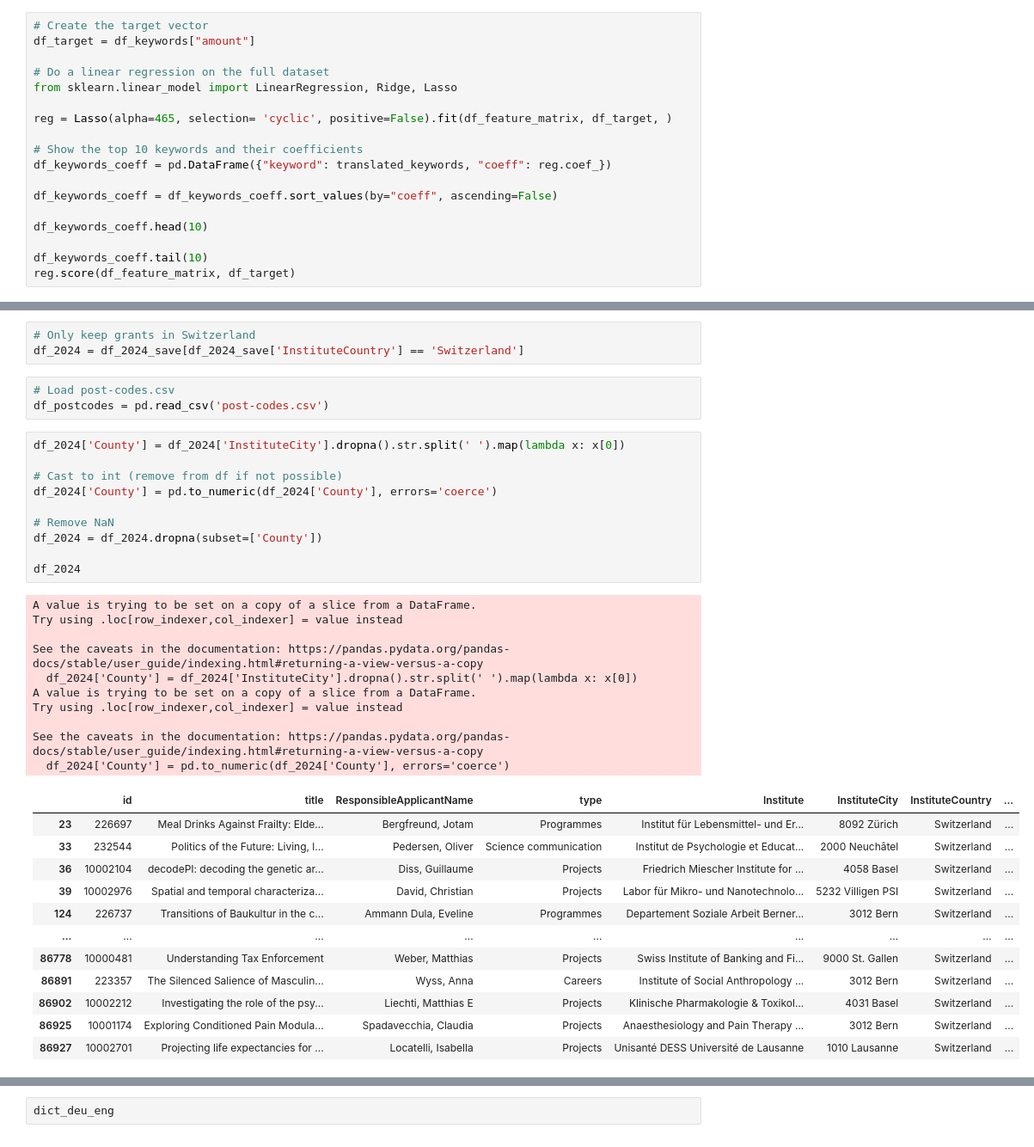
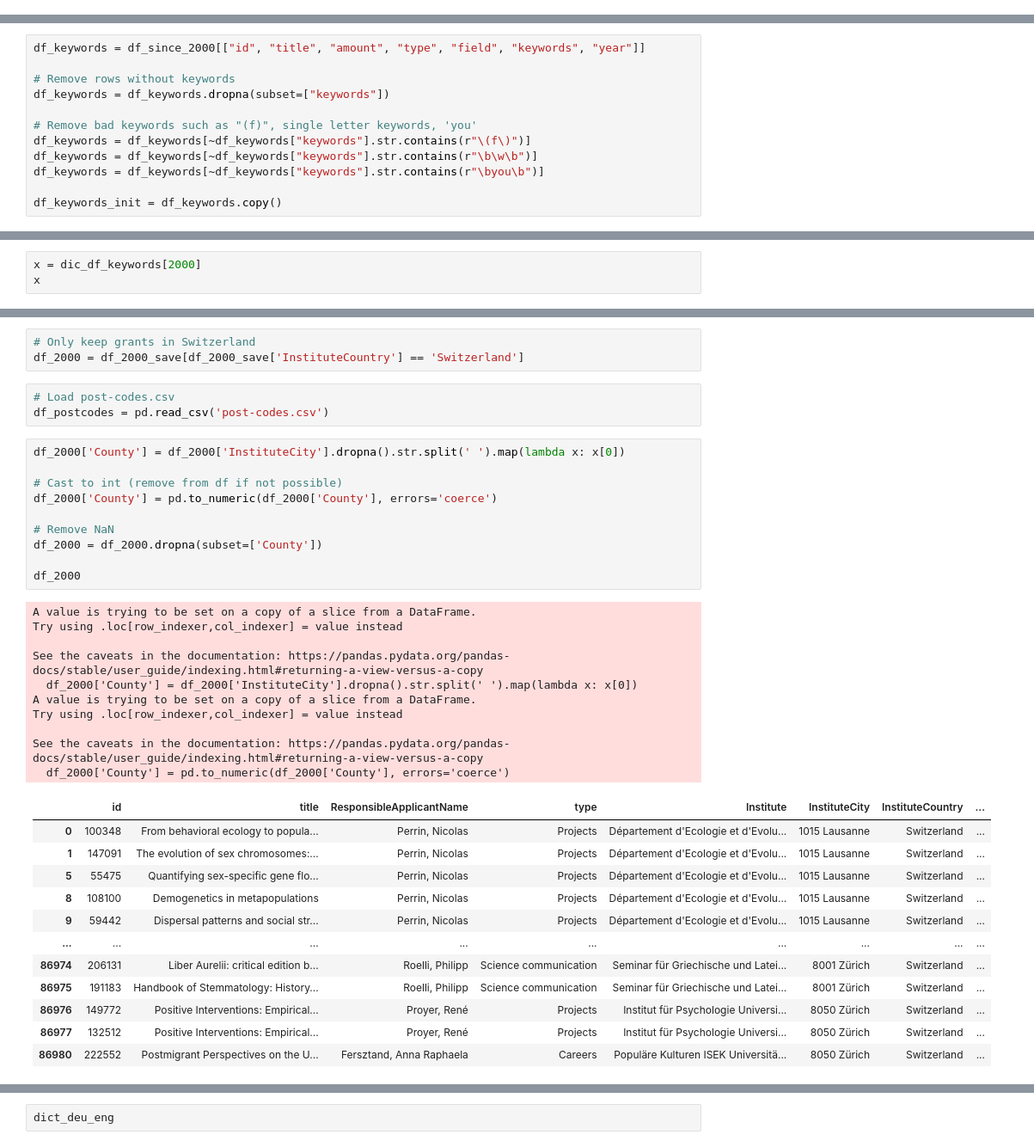
Before and after one commit to ColasDroin/wrangling_snsf, a Jupyter notebook: analysis.ipynb, the cells around one changed output, grey strips where cells are left out. Shown at 86% size. Cells and saved outputs as stored; diff of their text form.

Commit message:
Update analysis for geographical data

```diff
--- a/analysis.ipynb
+++ b/analysis.ipynb
@@ -337,18 +223,0 @@ df_feature_matrix
-# %%
-# Create the target vector
-df_target = df_keywords["amount"]
-
-# Do a linear regression on the full dataset
-from sklearn.linear_model import LinearRegression, Ridge, Lasso
-
-reg = Lasso(alpha=465, selection= 'cyclic', positive=False).fit(df_feature_matrix, df_target, )
-
-# Show the top 10 keywords and their coefficients
-df_keywords_coeff = pd.DataFrame({"keyword": translated_keywords, "coeff": reg.coef_})
-
-df_keywords_coeff = df_keywords_coeff.sort_values(by="coeff", ascending=False)
-
-df_keywords_coeff.head(10)
-
-df_keywords_coeff.tail(10)
-reg.score(df_feature_matrix, df_target)
@@ -400,0 +224,12 @@ See the caveats in the documentation: https://pandas.pydata.org/pandas-docs/stab
+# %%
+df_keywords = df_since_2000[["id", "title", "amount", "type", "field", "keywords", "year"]]
+
+# Remove rows without keywords
+df_keywords = df_keywords.dropna(subset=["keywords"])
+
+# Remove bad keywords such as "(f)", single letter keywords, 'you'
+df_keywords = df_keywords[~df_keywords["keywords"].str.contains(r"\(f\)")]
+df_keywords = df_keywords[~df_keywords["keywords"].str.contains(r"\b\w\b")]
+df_keywords = df_keywords[~df_keywords["keywords"].str.contains(r"\byou\b")]
+
+df_keywords_init = df_keywords.copy()
@@ -400,0 +309,3 @@ See the caveats in the documentation: https://pandas.pydata.org/pandas-docs/stab
+# %%
+x = dic_df_keywords[2000]
+x
@@ -402,40 +331,40 @@ See the caveats in the documentation: https://pandas.pydata.org/pandas-docs/stab
 ## County analysis
 # %%
 # Only keep grants in Switzerland
-df_2024 = df_2024_save[df_2024_save['InstituteCountry'] == 'Switzerland']
+df_2000 = df_2000_save[df_2000_save['InstituteCountry'] == 'Switzerland']
 # %%
 # Load post-codes.csv
 df_postcodes = pd.read_csv('post-codes.csv')
 # %%
-df_2024['County'] = df_2024['InstituteCity'].dropna().str.split(' ').map(lambda x: x[0])
+df_2000['County'] = df_2000['InstituteCity'].dropna().str.split(' ').map(lambda x: x[0])
 
 # Cast to int (remove from df if not possible)
-df_2024['County'] = pd.to_numeric(df_2024['County'], errors='coerce')
+df_2000['County'] = pd.to_numeric(df_2000['County'], errors='coerce')
 
 # Remove NaN
-df_2024 = df_2024.dropna(subset=['County'])
+df_2000 = df_2000.dropna(subset=['County'])
 
-df_2024
+df_2000
 # %% [output]
 A value is trying to be set on a copy of a slice from a DataFrame.
 Try using .loc[row_indexer,col_indexer] = value instead
 
 See the caveats in the documentation: https://pandas.pydata.org/pandas-docs/stable/user_guide/indexing.html#returning-a-view-versus-a-copy
-  df_2024['County'] = df_2024['InstituteCity'].dropna().str.split(' ').map(lambda x: x[0])
+  df_2000['County'] = df_2000['InstituteCity'].dropna().str.split(' ').map(lambda x: x[0])
 A value is trying to be set on a copy of a slice from a DataFrame.
 Try using .loc[row_indexer,col_indexer] = value instead
 
 See the caveats in the documentation: https://pandas.pydata.org/pandas-docs/stable/user_guide/indexing.html#returning-a-view-versus-a-copy
-  df_2024['County'] = pd.to_numeric(df_2024['County'], errors='coerce')
+  df_2000['County'] = pd.to_numeric(df_2000['County'], errors='coerce')
 |  | id | title | ResponsibleApplicantName | type | Institute | InstituteCity | InstituteCountry | ... |
-| 23 | 226697 | Meal Drinks Against Frailty: Elde... | Bergfreund, Jotam | Programmes | Institut für Lebensmittel- und Er... | 8092 Zürich | Switzerland | ... |
-| 33 | 232544 | Politics of the Future: Living, l... | Pedersen, Oliver | Science communication | Institut de Psychologie et Educat... | 2000 Neuchâtel | Switzerland | ... |
-| 36 | 10002104 | decodePI: decoding the genetic ar... | Diss, Guillaume | Projects | Friedrich Miescher Institute for ... | 4058 Basel | Switzerland | ... |
-| 39 | 10002976 | Spatial and temporal characteriza... | David, Christian | Projects | Labor für Mikro- und Nanotechnolo... | 5232 Villigen PSI | Switzerland | ... |
-| 124 | 226737 | Transitions of Baukultur in the c... | Ammann Dula, Eveline | Programmes | Departement Soziale Arbeit Berner... | 3012 Bern | Switzerland | ... |
+| 0 | 100348 | From behavioral ecology to popula... | Perrin, Nicolas | Projects | Département d'Ecologie et d'Evolu... | 1015 Lausanne | Switzerland | ... |
+| 1 | 147091 | The evolution of sex chromosomes:... | Perrin, Nicolas | Projects | Département d'Ecologie et d'Evolu... | 1015 Lausanne | Switzerland | ... |
+| 5 | 55475 | Quantifying sex-specific gene flo... | Perrin, Nicolas | Projects | Département d'Ecologie et d'Evolu... | 1015 Lausanne | Switzerland | ... |
+| 8 | 108100 | Demogenetics in metapopulations | Perrin, Nicolas | Projects | Département d'Ecologie et d'Evolu... | 1015 Lausanne | Switzerland | ... |
+| 9 | 59442 | Dispersal patterns and social str... | Perrin, Nicolas | Projects | Département d'Ecologie et d'Evolu... | 1015 Lausanne | Switzerland | ... |
 | ... | ... | ... | ... | ... | ... | ... | ... | ... |
-| 86778 | 10000481 | Understanding Tax Enforcement | Weber, Matthias | Projects | Swiss Institute of Banking and Fi... | 9000 St. Gallen | Switzerland | ... |
-| 86891 | 223357 | The Silenced Salience of Masculin... | Wyss, Anna | Careers | Institute of Social Anthropology ... | 3012 Bern | Switzerland | ... |
-| 86902 | 10002212 | Investigating the role of the psy... | Liechti, Matthias E | Projects | Klinische Pharmakologie & Toxikol... | 4031 Basel | Switzerland | ... |
-| 86925 | 10001174 | Exploring Conditioned Pain Modula... | Spadavecchia, Claudia | Projects | Anaesthesiology and Pain Therapy ... | 3012 Bern | Switzerland | ... |
-| 86927 | 10002701 | Projecting life expectancies for ... | Locatelli, Isabella | Projects | Unisanté DESS Université de Lausanne | 1010 Lausanne | Switzerland | ... |
+| 86974 | 206131 | Liber Aurelii: critical edition b... | Roelli, Philipp | Science communication | Seminar für Griechische und Latei... | 8001 Zürich | Switzerland | ... |
+| 86975 | 191183 | Handbook of Stemmatology: History... | Roelli, Philipp | Science communication | Seminar für Griechische und Latei... | 8001 Zürich | Switzerland | ... |
+| 86976 | 149772 | Positive Interventions: Empirical... | Proyer, René | Projects | Institut für Psychologie Universi... | 8050 Zürich | Switzerland | ... |
+| 86977 | 132512 | Positive Interventions: Empirical... | Proyer, René | Projects | Institut für Psychologie Universi... | 8050 Zürich | Switzerland | ... |
+| 86980 | 222552 | Postmigrant Perspectives on the U... | Fersztand, Anna Raphaela | Careers | Populäre Kulturen ISEK Universitä... | 8050 Zürich | Switzerland | ... |
```
Also changed, not shown: parts of 25 cells of this notebook.
